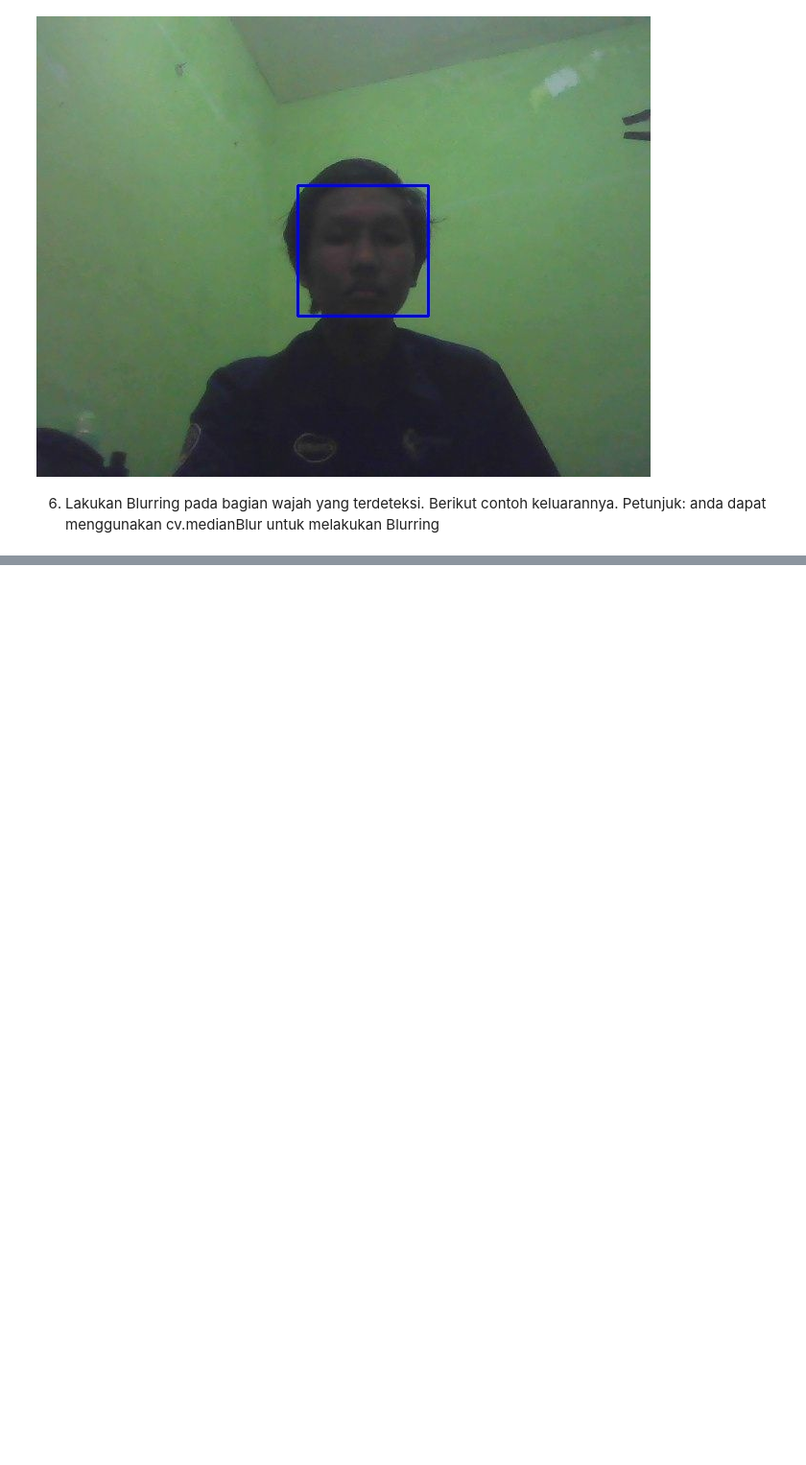
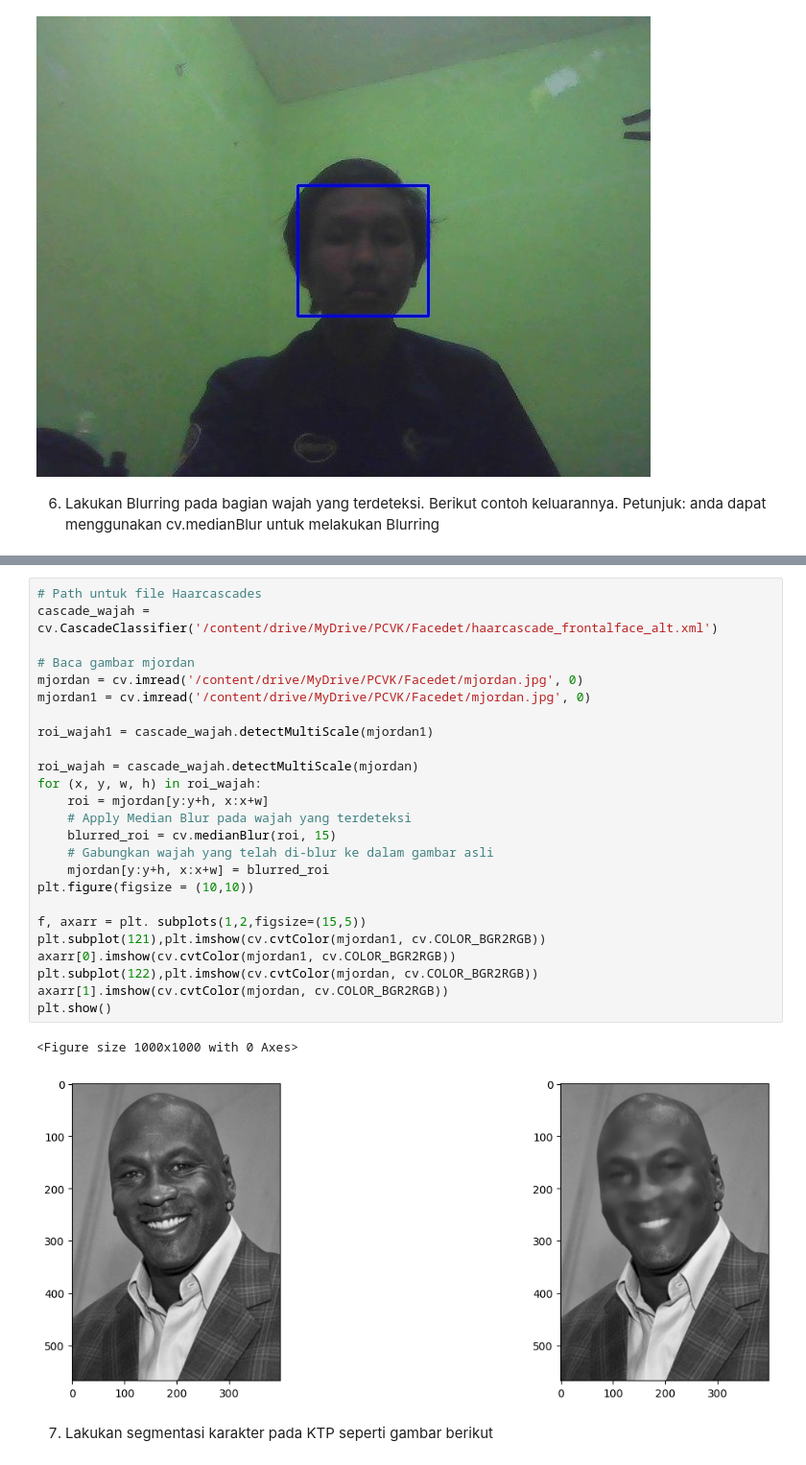
Before and after one commit to abdullahkhafabi-010/PCVK, a Jupyter notebook: WEEK12/Week12.ipynb, the cells around one changed output, grey strips where cells are left out. Shown at 96% size. Cells and saved outputs as stored; diff of their text form; blank space fills up the shorter version.

```diff
--- a/WEEK12/Week12.ipynb
+++ b/WEEK12/Week12.ipynb
@@ -346,0 +382,30 @@ Petunjuk: anda dapat menggunakan cv.medianBlur untuk melakukan Blurring
+# %%
+# Path untuk file Haarcascades
+cascade_wajah = cv.CascadeClassifier('/content/drive/MyDrive/PCVK/Facedet/haarcascade_frontalface_alt.xml')
+
+# Baca gambar mjordan
+mjordan = cv.imread('/content/drive/MyDrive/PCVK/Facedet/mjordan.jpg', 0)
+mjordan1 = cv.imread('/content/drive/MyDrive/PCVK/Facedet/mjordan.jpg', 0)
+
+roi_wajah1 = cascade_wajah.detectMultiScale(mjordan1)
+
+roi_wajah = cascade_wajah.detectMultiScale(mjordan)
+for (x, y, w, h) in roi_wajah:
+    roi = mjordan[y:y+h, x:x+w]
+    # Apply Median Blur pada wajah yang terdeteksi
+    blurred_roi = cv.medianBlur(roi, 15)
+    # Gabungkan wajah yang telah di-blur ke dalam gambar asli
+    mjordan[y:y+h, x:x+w] = blurred_roi
+plt.figure(figsize = (10,10))
+
+f, axarr = plt. subplots(1,2,figsize=(15,5))
+plt.subplot(121),plt.imshow(cv.cvtColor(mjordan1, cv.COLOR_BGR2RGB))
+axarr[0].imshow(cv.cvtColor(mjordan1, cv.COLOR_BGR2RGB))
+plt.subplot(122),plt.imshow(cv.cvtColor(mjordan, cv.COLOR_BGR2RGB))
+axarr[1].imshow(cv.cvtColor(mjordan, cv.COLOR_BGR2RGB))
+plt.show()
+# %% [output]
+<Figure size 1000x1000 with 0 Axes>
+[figure, added]
+# %% [markdown]
+7. Lakukan segmentasi karakter pada KTP seperti gambar berikut
```
Also changed, not shown: parts of 1 cell of this notebook.
